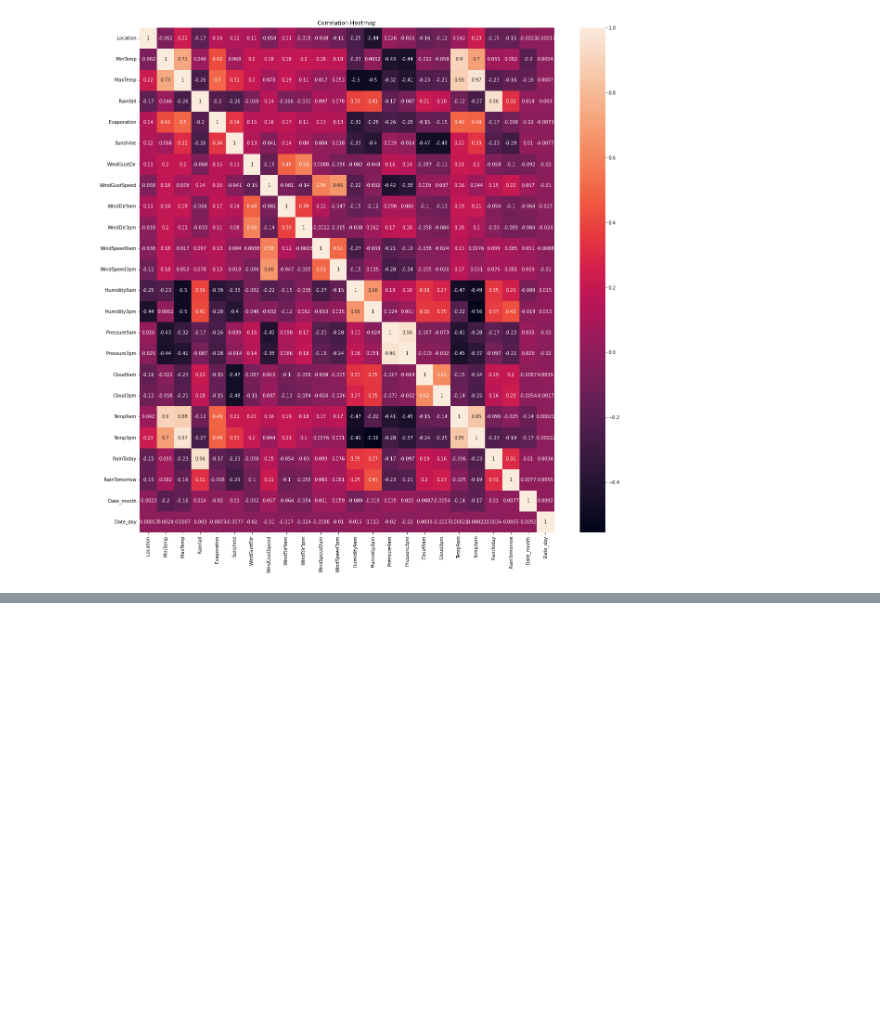
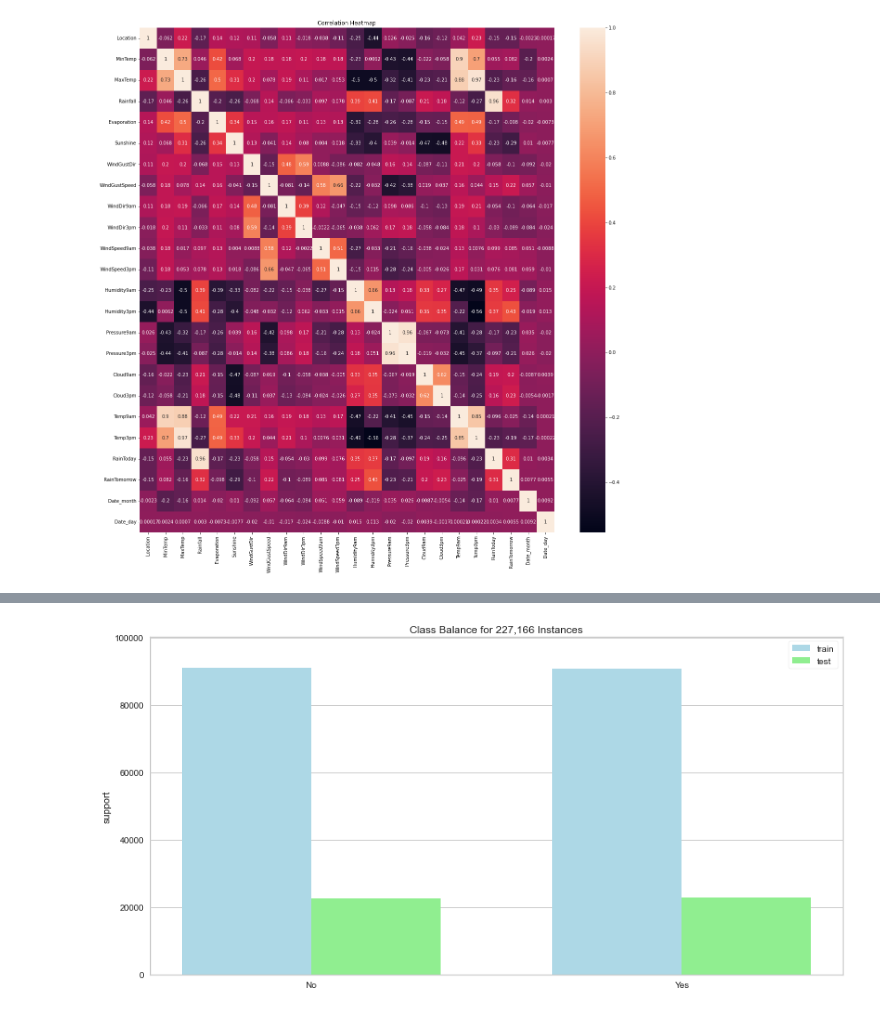
Before and after one commit to Prakashdeveloper03/Rainfy, a Jupyter notebook: notebook/analysis.ipynb, the cells around one changed output, grey strips where cells are left out. Saved outputs shown, nothing was run; the diff lists cells and outputs as text; code cells hidden in the pictures; blank space fills up the shorter version.

```diff
--- a/notebook/analysis.ipynb
+++ b/notebook/analysis.ipynb
@@ -611,0 +681,16 @@ g = sns.heatmap(df.corr(), annot=True)
+# %%
+from sklearn.model_selection import train_test_split
+
+# splitting X and Y as train & test sets with the ratio of 8:2
+X_train, X_test, y_train, y_test = train_test_split(
+    X, y, test_size=0.2, random_state=42
+)
+# %%
+plt.figure(figsize=(14, 7)) # Set the size of the plot
+# Initialize the ClassBalance visualizer with the class labels and colors
+viz = ClassBalance(labels=classes, colors=["lightblue", "lightgreen"])
+viz.fit(y_train, y_test) # Fit the visualizer
+viz.show() # Display the visualizer
+plt.show() # Show the plot
+# %% [output]
+[figure, added]
```
Also changed, not shown: parts of 9 cells of this notebook.
